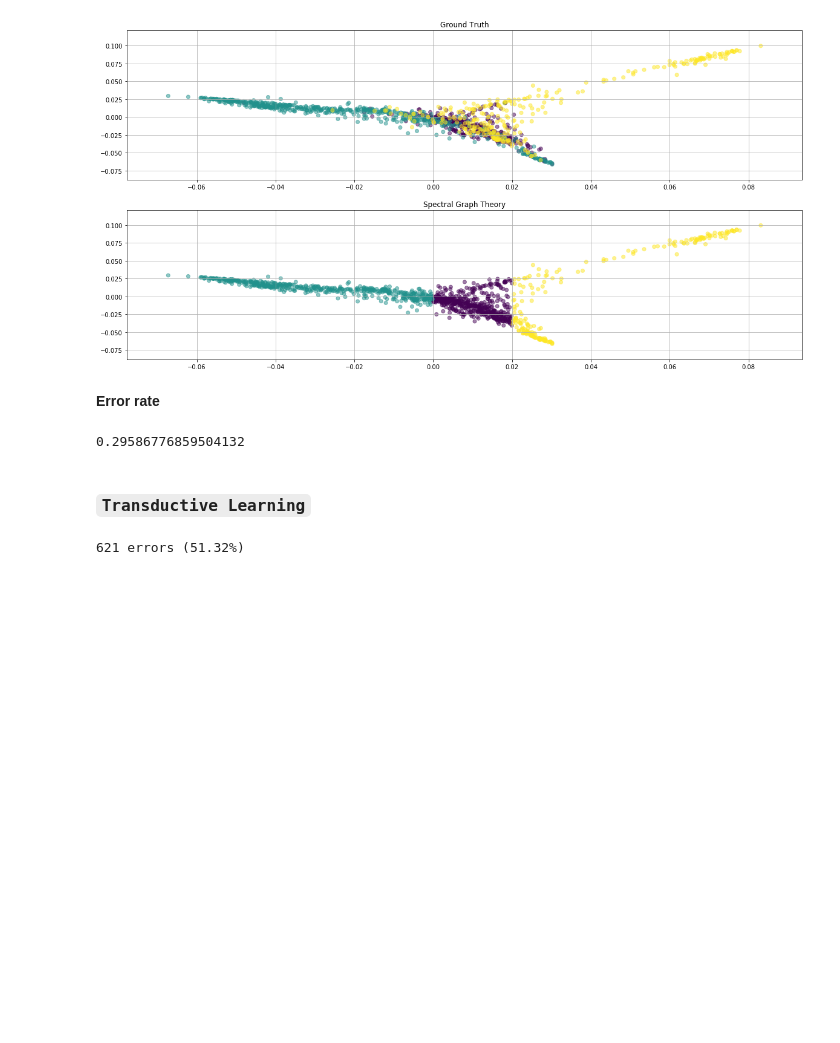
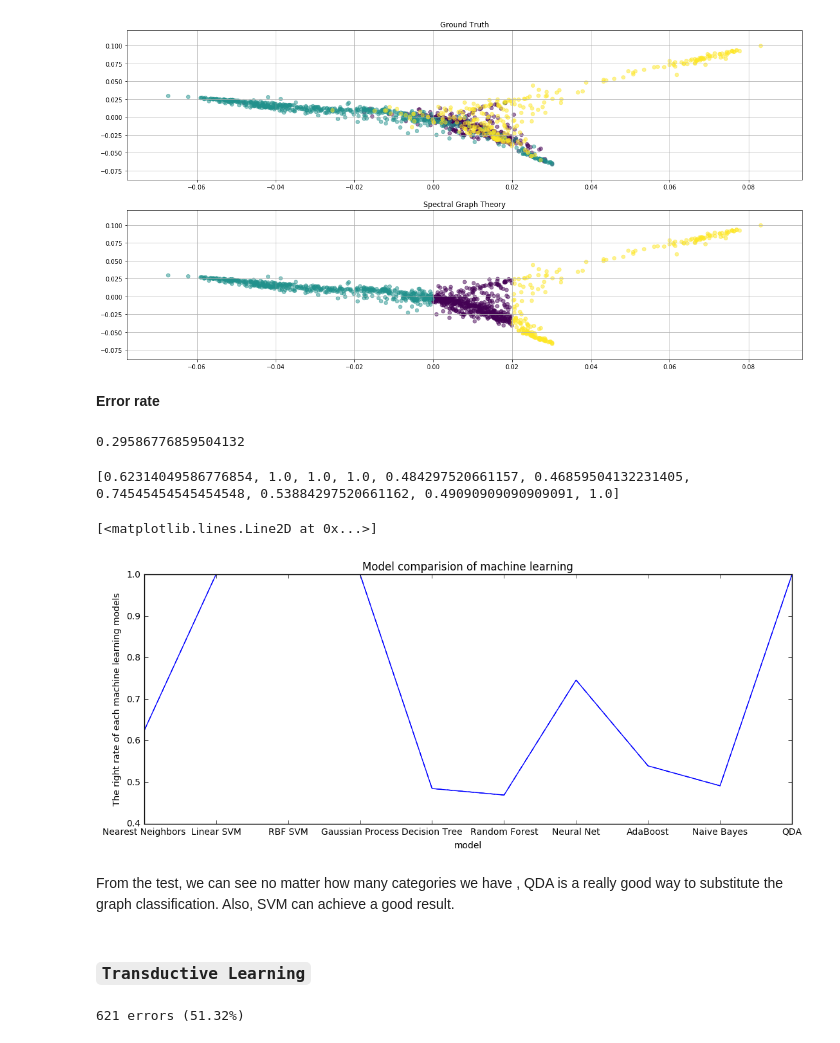
Before and after one commit to xiangzhemeng/Amazon-Electronic-Product-Network-Analysis, a Jupyter notebook: project main notebook.ipynb, the cells around one changed output. Drawn from its saved outputs; the diff is of its cells as text; code cells hidden in the pictures; blank space fills up the shorter version.

```diff
--- a/project main notebook.ipynb
+++ b/project main notebook.ipynb
@@ -972,6 +1109,43 @@ ax[1].grid()
 np.sum(colorList != labels)/len(labels)
 # %% [output]
 0.29586776859504132
+# %%
+classifiers = [
+    KNeighborsClassifier(3),
+    SVC(kernel="linear", C=0.25),
+    SVC(gamma=2, C=1),
+    GaussianProcessClassifier(1.0 * RBF(1.0)),
+    DecisionTreeClassifier(max_depth=5),
+    RandomForestClassifier(max_depth=5, n_estimators=10, max_features=1),
+    MLPClassifier(alpha=1),
+    AdaBoostClassifier(),
+    GaussianNB(),
+    QuadraticDiscriminantAnalysis()]
+i = 1
+score=[]
+error=[]
+# %%
+X, y = np.array(A.todense()),np.array(labels)
+# iterate over classifiers
+for name, clf in zip(names, classifiers):
+    clf.fit(X, y)
+    score.append(clf.score(X, y))
+    names.append(name)
+# %%
+print (score)
+plt.figure(figsize=(13,5))
+plt.plot(range(len(score)),score,"b--",linewidth=1)
+plt.xlabel("model")
+plt.ylabel("The right rate of each machine learning models")
+plt.title("Model comparision of machine learning")
+plt.xticks(range(len(score)), names )
+plt.plot(range(len(score)),score)
+# %% [output]
+[0.62314049586776854, 1.0, 1.0, 1.0, 0.484297520661157, 0.46859504132231405, 0.74545454545454548, 0.53884297520661162, 0.49090909090909091, 1.0]
+[<matplotlib.lines.Line2D at 0x...>]
+[figure, added]
+# %% [markdown]
+From the test, we can see no matter how many categories we have , QDA is a really good way to substitute the graph classification. Also, SVM can achieve a good result.
 # %% [markdown]
 ### **`Transductive Learning`**
 # %%
```
Also changed, not shown: parts of 40 cells of this notebook.
